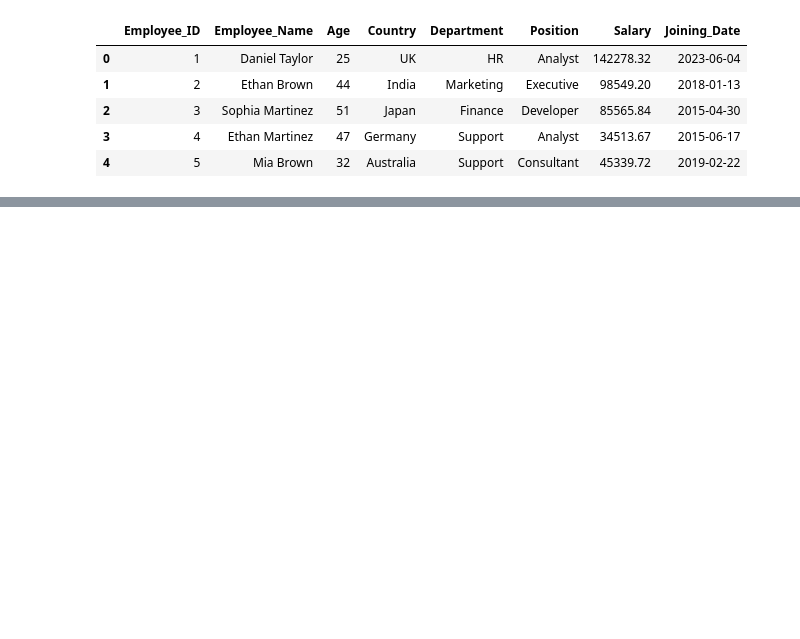
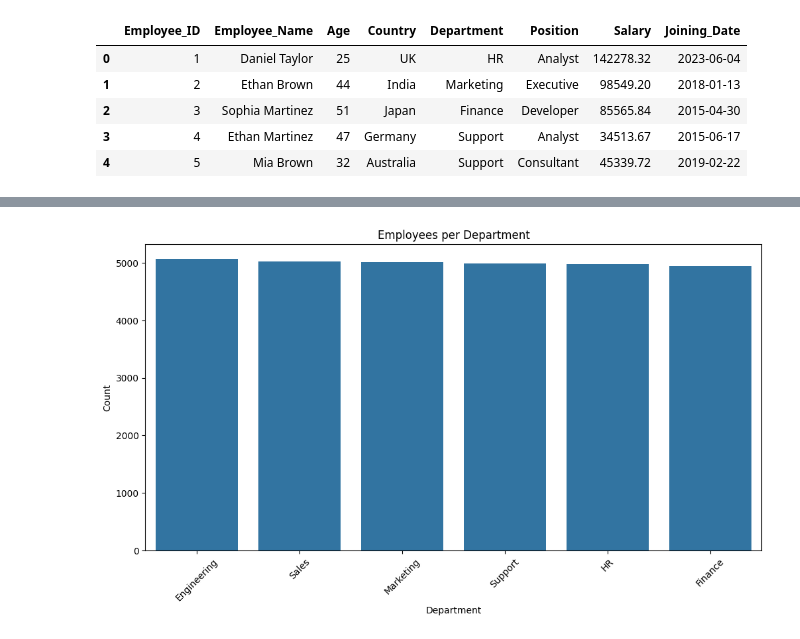
Before and after one commit to Asalghaani/Employee_analytics, a Jupyter notebook: analysis.ipynb, the cells around one changed output, grey strips where cells are left out. Cells and saved outputs as stored; diff of their text form; code cells hidden in the pictures; blank space fills up the shorter version.

```diff
--- a/analysis.ipynb
+++ b/analysis.ipynb
@@ -18,0 +70,11 @@ df.head()
+# %%
+plt.figure(figsize=(12,6))
+dept_counts = df['Department'].value_counts()
+sns.barplot(x=dept_counts.index, y=dept_counts.values)
+plt.title('Employees per Department')
+plt.xlabel('Department')
+plt.ylabel('Count')
+plt.xticks(rotation=45)
+plt.show()
+# %% [output]
+[figure, added]
```
Also changed, not shown: parts of 4 cells of this notebook.
